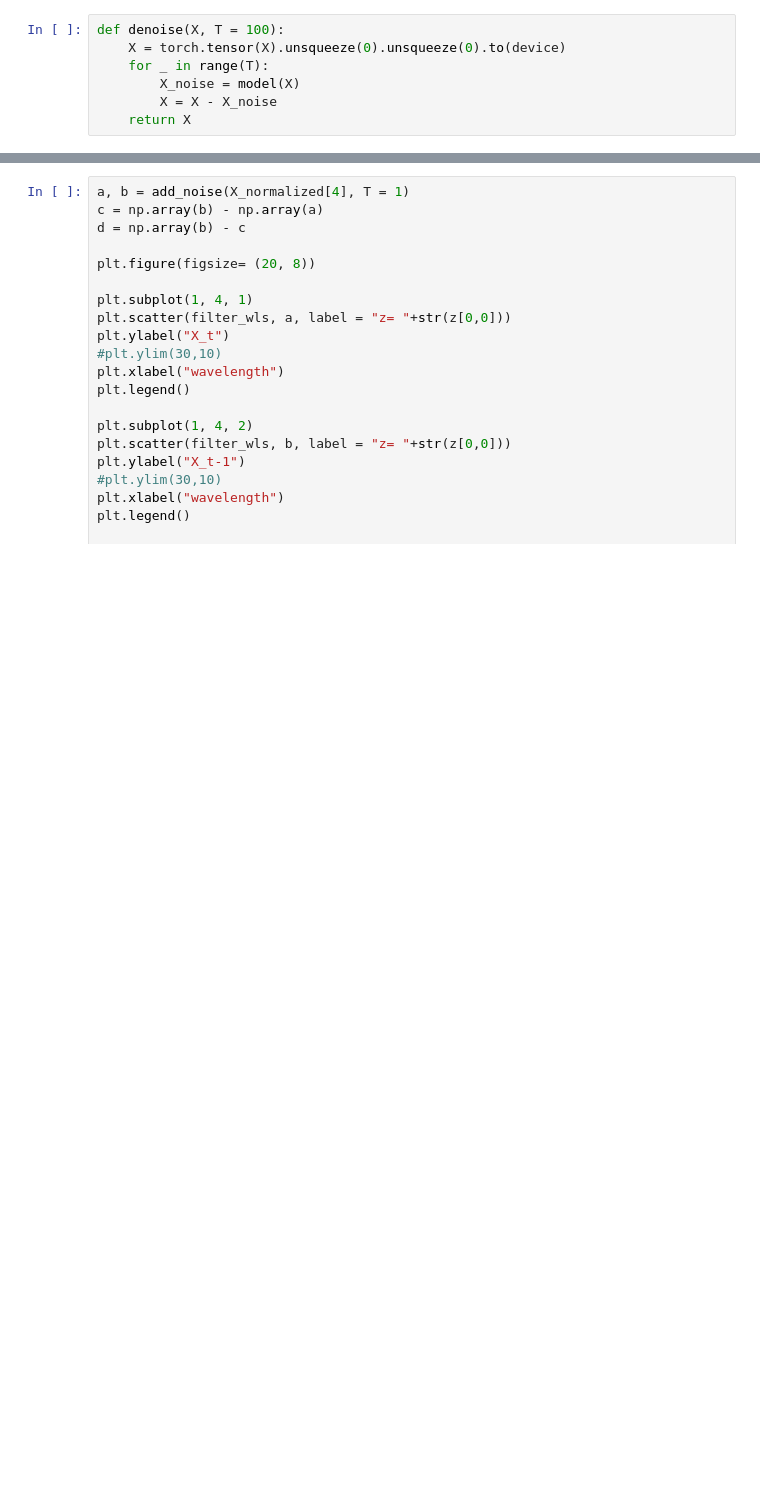
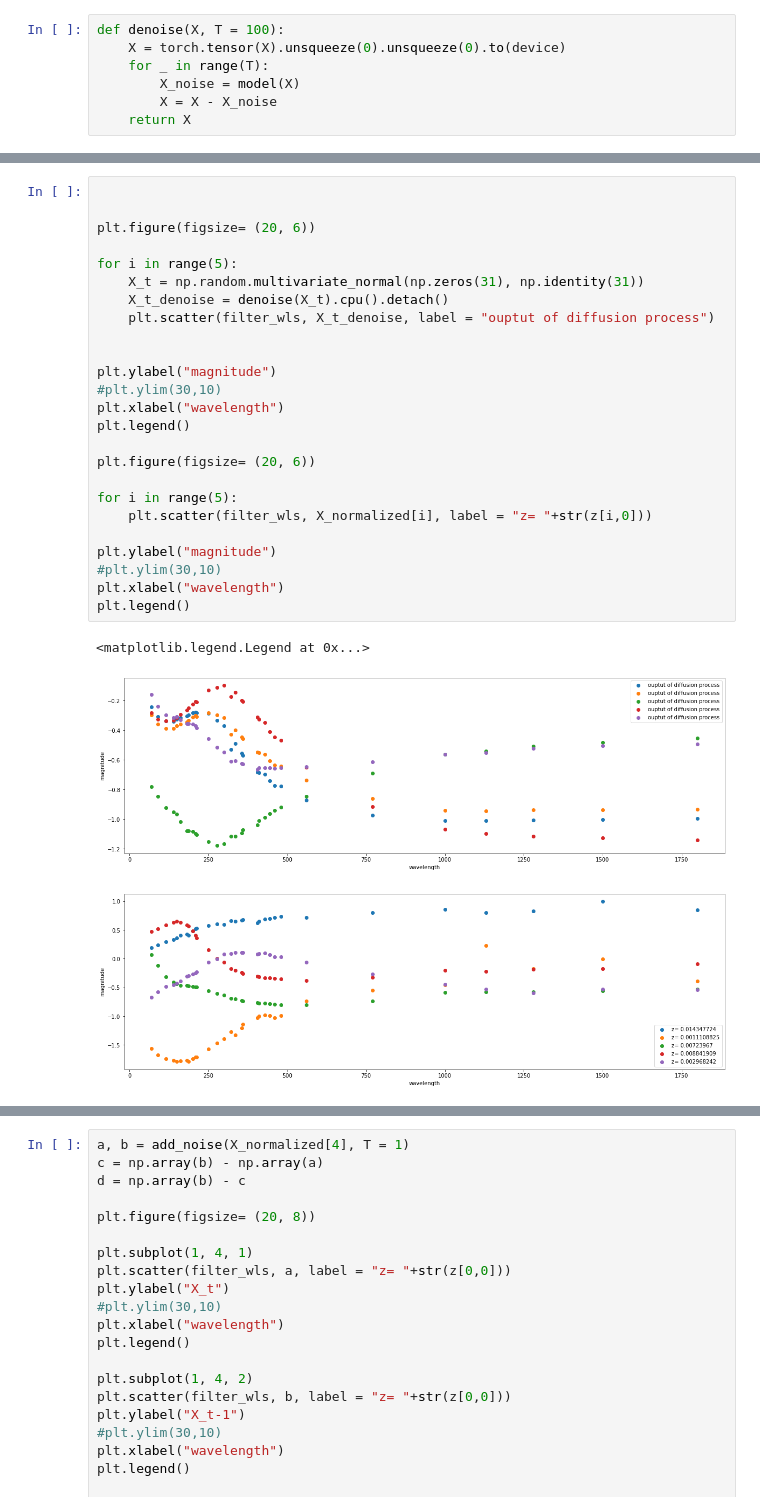
Before and after one commit to smoffe1604/BSc, a Jupyter notebook: main.ipynb, the cells around one changed output, grey strips where cells are left out. Cells and saved outputs as stored; diff of their text form; blank space fills up the shorter version.

```diff
--- a/main.ipynb
+++ b/main.ipynb
@@ -425,0 +500,29 @@ plt.legend()
+# %%
+
+
+plt.figure(figsize= (20, 6))
+
+for i in range(5):
+    X_t = np.random.multivariate_normal(np.zeros(31), np.identity(31))
+    X_t_denoise = denoise(X_t).cpu().detach()
+    plt.scatter(filter_wls, X_t_denoise, label = "ouptut of diffusion process")
+
+
+plt.ylabel("magnitude")
+#plt.ylim(30,10)
+plt.xlabel("wavelength")
+plt.legend()
+
+plt.figure(figsize= (20, 6))
+
+for i in range(5):
+    plt.scatter(filter_wls, X_normalized[i], label = "z= "+str(z[i,0]))
+
+plt.ylabel("magnitude")
+#plt.ylim(30,10)
+plt.xlabel("wavelength")
+plt.legend()
+# %% [output]
+<matplotlib.legend.Legend at 0x...>
+[figure, added]
+[figure, added]
```
Also changed, not shown: parts of 11 cells of this notebook.
